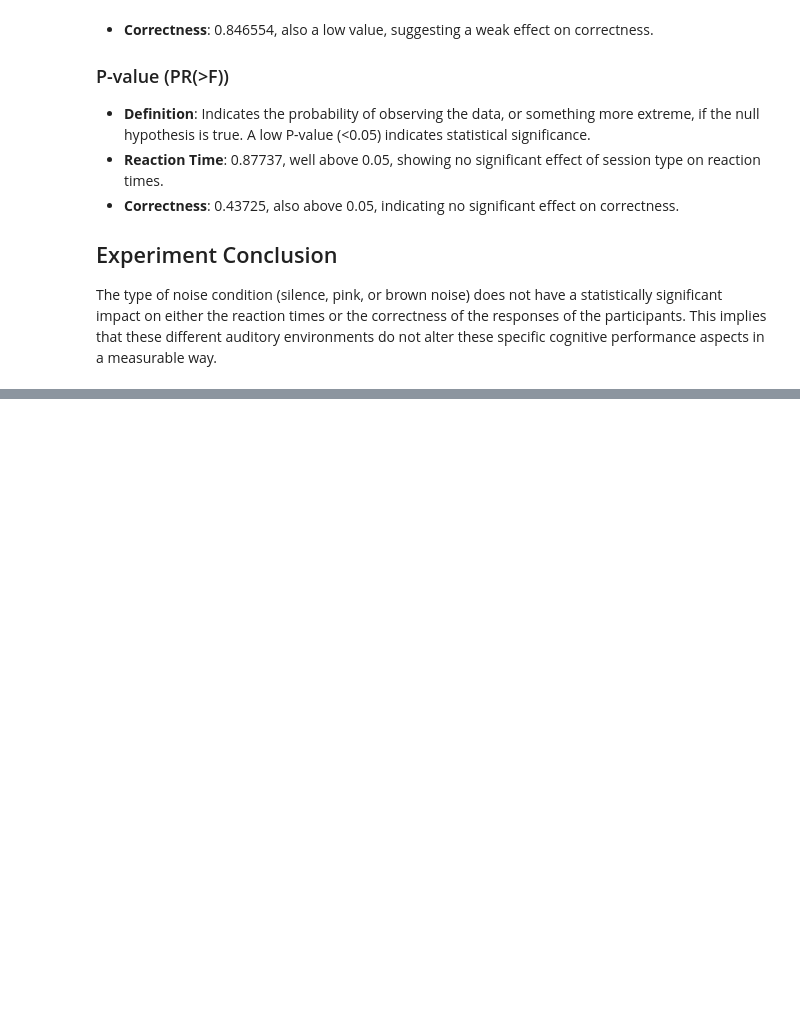
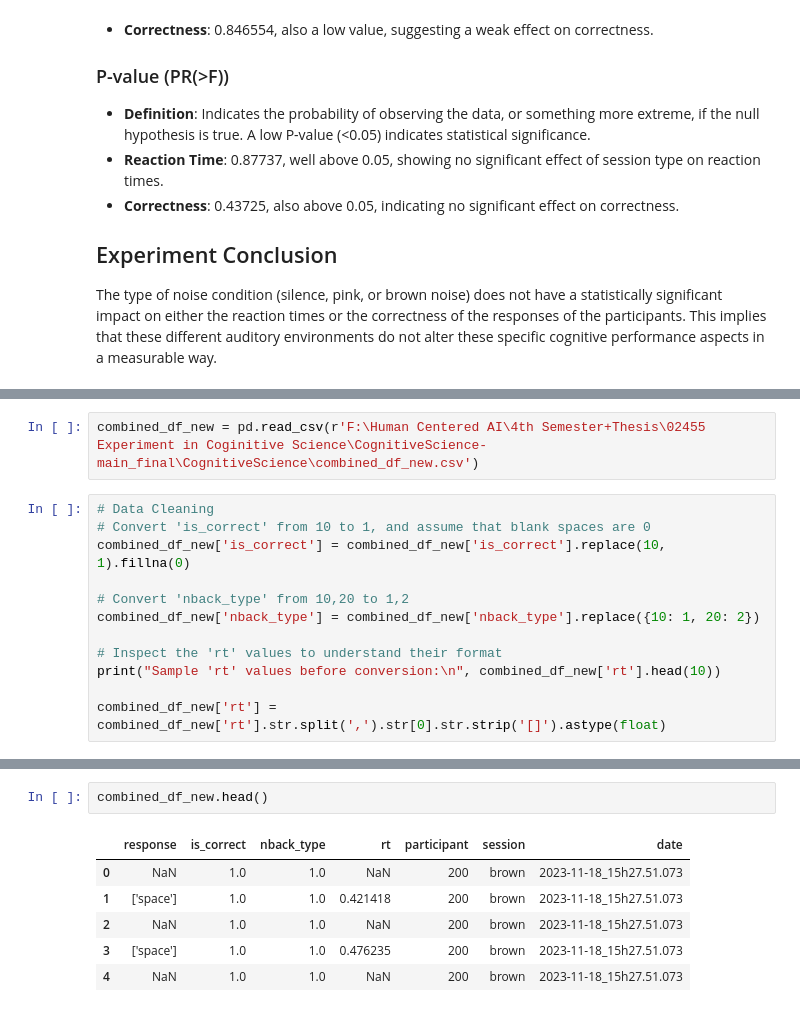
Before and after one commit to shakirmshaker/CognitiveScience, a Jupyter notebook: notebooks/SiddhantaGupta.ipynb, the cells around one changed output, grey strips where cells are left out. Cells and saved outputs as stored; diff of their text form; blank space fills up the shorter version.

```diff
--- a/notebooks/SiddhantaGupta.ipynb
+++ b/notebooks/SiddhantaGupta.ipynb
@@ -533,0 +532,14 @@ The type of noise condition (silence, pink, or brown noise) does not have a stat
+# %%
+combined_df_new = pd.read_csv(r'F:\Human Centered AI\4th Semester+Thesis\02455 Experiment in Coginitive Science\CognitiveScience-main_final\CognitiveScience\combined_df_new.csv')
+# %%
+# Data Cleaning
+# Convert 'is_correct' from 10 to 1, and assume that blank spaces are 0
+combined_df_new['is_correct'] = combined_df_new['is_correct'].replace(10, 1).fillna(0)
+
+# Convert 'nback_type' from 10,20 to 1,2
+combined_df_new['nback_type'] = combined_df_new['nback_type'].replace({10: 1, 20: 2})
+
+# Inspect the 'rt' values to understand their format
+print("Sample 'rt' values before conversion:\n", combined_df_new['rt'].head(10))
+
+combined_df_new['rt'] = combined_df_new['rt'].str.split(',').str[0].str.strip('[]').astype(float)
@@ -533,0 +559,9 @@ The type of noise condition (silence, pink, or brown noise) does not have a stat
+# %%
+combined_df_new.head()
+# %% [output]
+|  | response | is_correct | nback_type | rt | participant | session | date |
+| 0 | NaN | 1.0 | 1.0 | NaN | 200 | brown | 2023-11-18_15h27.51.073 |
+| 1 | ['space'] | 1.0 | 1.0 | 0.421418 | 200 | brown | 2023-11-18_15h27.51.073 |
+| 2 | NaN | 1.0 | 1.0 | NaN | 200 | brown | 2023-11-18_15h27.51.073 |
+| 3 | ['space'] | 1.0 | 1.0 | 0.476235 | 200 | brown | 2023-11-18_15h27.51.073 |
+| 4 | NaN | 1.0 | 1.0 | NaN | 200 | brown | 2023-11-18_15h27.51.073 |
```
Also changed, not shown: parts of 13 cells of this notebook.
